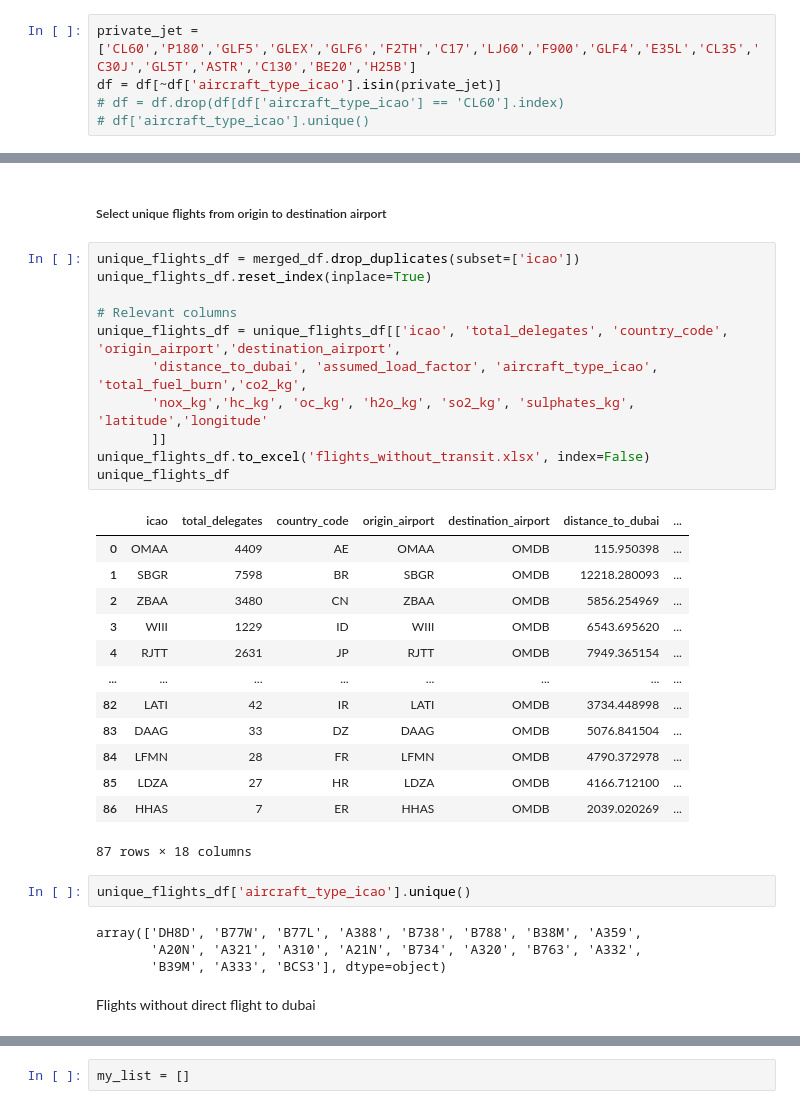
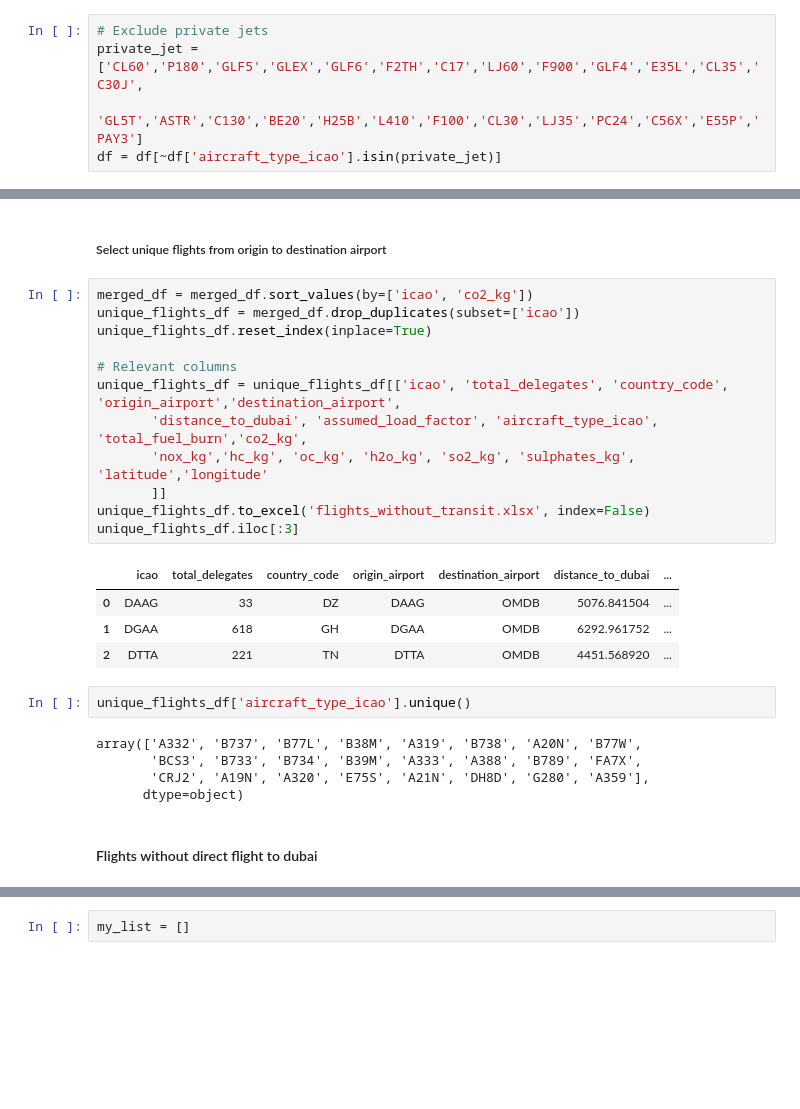
Before and after one commit to lukasschirren/COP_flight_analysis, a Jupyter notebook: cop28_delegate_list.ipynb, the cells around one changed output, grey strips where cells are left out. Cells and saved outputs as stored; diff of their text form; blank space fills up the shorter version.

```diff
--- a/cop28_delegate_list.ipynb
+++ b/cop28_delegate_list.ipynb
@@ -22,7 +22,7 @@ dataset = pq.ParquetDataset('c:\\Users\\lukas\\OneDrive - Imperial College Londo
                             ) # filters=[('columnName', 'in', filterList)]
 df = dataset.read(use_threads=True).to_pandas()
 # %%
-private_jet = ['CL60','P180','GLF5','GLEX','GLF6','F2TH','C17','LJ60','F900','GLF4','E35L','CL35','C30J','GL5T','ASTR','C130','BE20','H25B']
+# Exclude private jets
+private_jet = ['CL60','P180','GLF5','GLEX','GLF6','F2TH','C17','LJ60','F900','GLF4','E35L','CL35','C30J',
+               'GL5T','ASTR','C130','BE20','H25B','L410','F100','CL30','LJ35','PC24','C56X','E55P','PAY3']
 df = df[~df['aircraft_type_icao'].isin(private_jet)]
-# df = df.drop(df[df['aircraft_type_icao'] == 'CL60'].index)
-# df['aircraft_type_icao'].unique()
@@ -185,38 +199,31 @@ test.size
 # %% [markdown]
 ##### Select unique flights from origin to destination airport
 # %%
+merged_df = merged_df.sort_values(by=['icao', 'co2_kg'])
 unique_flights_df = merged_df.drop_duplicates(subset=['icao'])
 unique_flights_df.reset_index(inplace=True)
 
 # Relevant columns
 unique_flights_df = unique_flights_df[['icao', 'total_delegates', 'country_code', 'origin_airport','destination_airport',
        'distance_to_dubai', 'assumed_load_factor', 'aircraft_type_icao', 'total_fuel_burn','co2_kg',
        'nox_kg','hc_kg', 'oc_kg', 'h2o_kg', 'so2_kg', 'sulphates_kg', 'latitude','longitude'
        ]]
 unique_flights_df.to_excel('flights_without_transit.xlsx', index=False)
-unique_flights_df
+unique_flights_df.iloc[:3]
 # %% [output]
 |  | icao | total_delegates | country_code | origin_airport | destination_airport | distance_to_dubai | ... |
-| 0 | OMAA | 4409 | AE | OMAA | OMDB | 115.950398 | ... |
-| 1 | SBGR | 7598 | BR | SBGR | OMDB | 12218.280093 | ... |
-| 2 | ZBAA | 3480 | CN | ZBAA | OMDB | 5856.254969 | ... |
-| 3 | WIII | 1229 | ID | WIII | OMDB | 6543.695620 | ... |
-| 4 | RJTT | 2631 | JP | RJTT | OMDB | 7949.365154 | ... |
-| ... | ... | ... | ... | ... | ... | ... | ... |
-| 82 | LATI | 42 | IR | LATI | OMDB | 3734.448998 | ... |
-| 83 | DAAG | 33 | DZ | DAAG | OMDB | 5076.841504 | ... |
-| 84 | LFMN | 28 | FR | LFMN | OMDB | 4790.372978 | ... |
-| 85 | LDZA | 27 | HR | LDZA | OMDB | 4166.712100 | ... |
-| 86 | HHAS | 7 | ER | HHAS | OMDB | 2039.020269 | ... |
+| 0 | DAAG | 33 | DZ | DAAG | OMDB | 5076.841504 | ... |
+| 1 | DGAA | 618 | GH | DGAA | OMDB | 6292.961752 | ... |
+| 2 | DTTA | 221 | TN | DTTA | OMDB | 4451.568920 | ... |
-87 rows × 18 columns
 # %%
 unique_flights_df['aircraft_type_icao'].unique()
 # %% [output]
-array(['DH8D', 'B77W', 'B77L', 'A388', 'B738', 'B788', 'B38M', 'A359',
-       'A20N', 'A321', 'A310', 'A21N', 'B734', 'A320', 'B763', 'A332',
-       'B39M', 'A333', 'BCS3'], dtype=object)
+array(['A332', 'B737', 'B77L', 'B38M', 'A319', 'B738', 'A20N', 'B77W',
+       'BCS3', 'B733', 'B734', 'B39M', 'A333', 'A388', 'B789', 'FA7X',
+       'CRJ2', 'A19N', 'A320', 'E75S', 'A21N', 'DH8D', 'G280', 'A359'],
+      dtype=object)
 # %% [markdown]
-Flights without direct flight to dubai
+#### Flights without direct flight to dubai
 # %%
 # All origins who
 airport_location['existing_flight'] = airport_location['icao'].isin(merged_df['origin_airport'])
```
Also changed, not shown: parts of 38 cells of this notebook, 7 other files.
